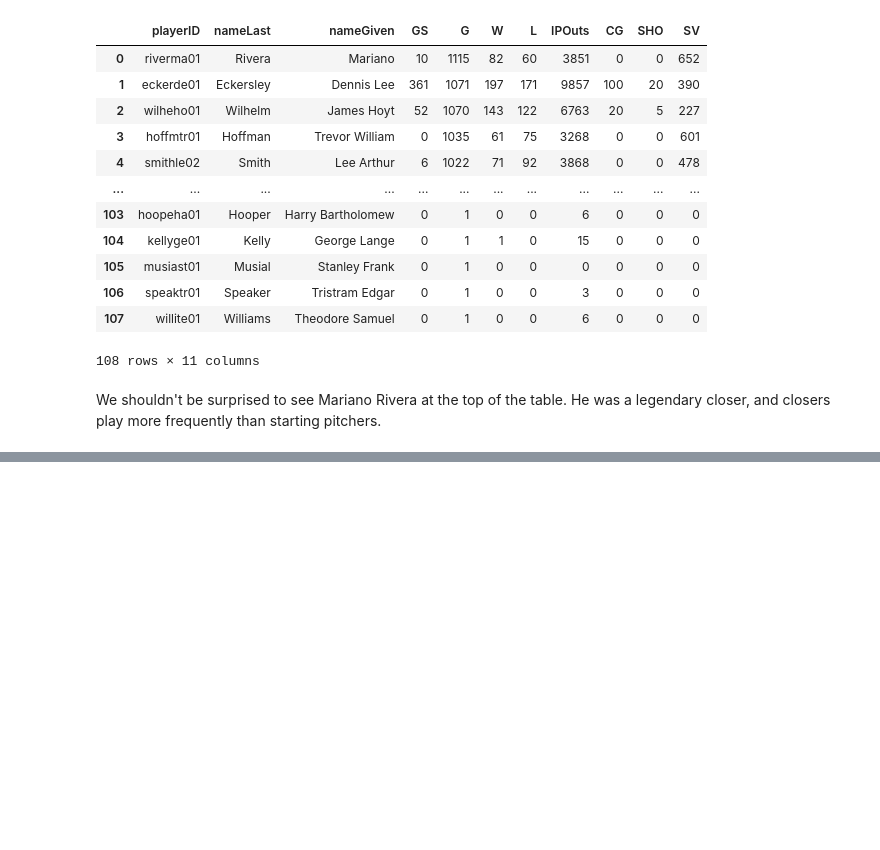
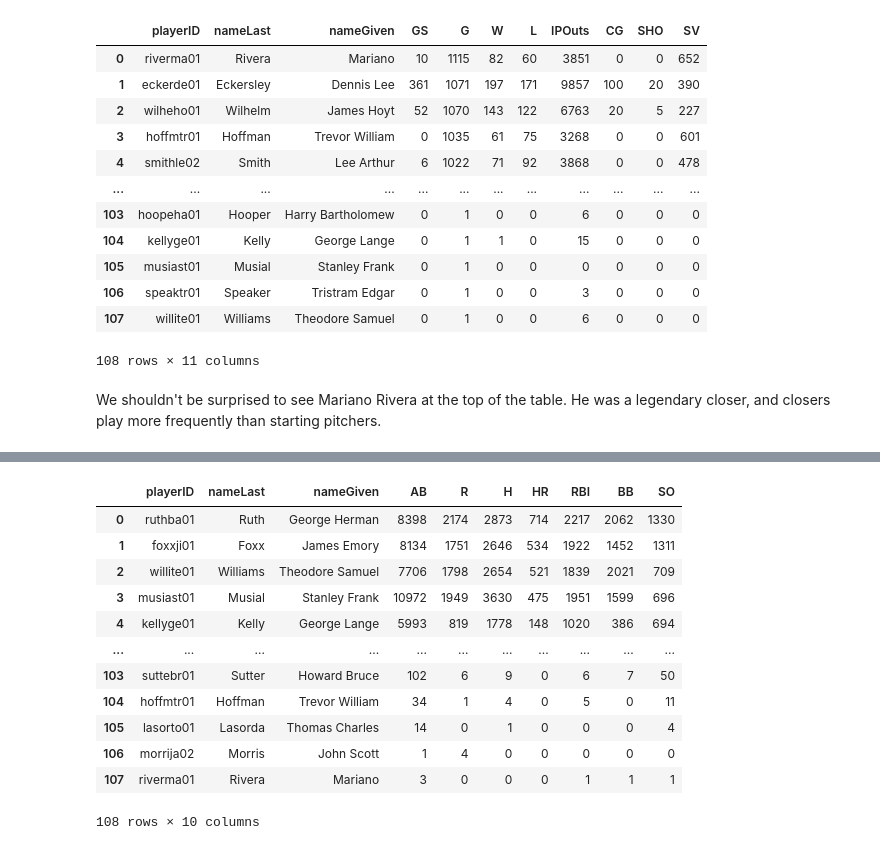
Before and after one commit to jccrews256/ST-554-HW-6, a Jupyter notebook: Homework_6_Part_I.ipynb, the cells around one changed output, grey strips where cells are left out. Drawn from its saved outputs; the diff is of its cells as text; code cells hidden in the pictures; blank space fills up the shorter version.

```diff
--- a/Homework_6_Part_I.ipynb
+++ b/Homework_6_Part_I.ipynb
@@ -104,0 +111,38 @@ We shouldn't be surprised to see Mariano Rivera at the top of the table. He was
+# %%
+# Constructing a SQL query to obtain career-level batting data for each
+# pitcher in the HoF
+get_pitcher_batting = """
+    SELECT Pitching.playerID, nameLast, nameGiven,
+        sum(AB) as AB, sum(R) as R,
+        sum(H) as H, sum(HR) as HR, sum(RBI) as RBI,
+        sum(BB) as BB, sum(SO) as SO
+    FROM (SELECT DISTINCT playerID from Pitching) Pitching
+    INNER JOIN (SELECT playerID
+                FROM HallOfFame
+                WHERE inducted = "Y")
+                HallOfFame on Pitching.playerID = HallOfFame.playerID
+    LEFT JOIN People on Pitching.playerID = People.playerID
+    LEFT JOIN Batting on Pitching.playerID = Batting.playerID
+    GROUP BY Pitching.playerID, nameLast, nameGiven
+    ORDER BY HR DESC, H DESC;
+    """
+
+# Reading career-level batting data into a data frame
+hof_pitcher_batting = pd.read_sql(get_pitcher_batting, con)
+
+# Printing the data frame
+hof_pitcher_batting
+# %% [output]
+|  | playerID | nameLast | nameGiven | AB | R | H | HR | RBI | BB | SO |
+| 0 | ruthba01 | Ruth | George Herman | 8398 | 2174 | 2873 | 714 | 2217 | 2062 | 1330 |
+| 1 | foxxji01 | Foxx | James Emory | 8134 | 1751 | 2646 | 534 | 1922 | 1452 | 1311 |
+| 2 | willite01 | Williams | Theodore Samuel | 7706 | 1798 | 2654 | 521 | 1839 | 2021 | 709 |
+| 3 | musiast01 | Musial | Stanley Frank | 10972 | 1949 | 3630 | 475 | 1951 | 1599 | 696 |
+| 4 | kellyge01 | Kelly | George Lange | 5993 | 819 | 1778 | 148 | 1020 | 386 | 694 |
+| ... | ... | ... | ... | ... | ... | ... | ... | ... | ... | ... |
+| 103 | suttebr01 | Sutter | Howard Bruce | 102 | 6 | 9 | 0 | 6 | 7 | 50 |
+| 104 | hoffmtr01 | Hoffman | Trevor William | 34 | 1 | 4 | 0 | 5 | 0 | 11 |
+| 105 | lasorto01 | Lasorda | Thomas Charles | 14 | 0 | 1 | 0 | 0 | 0 | 4 |
+| 106 | morrija02 | Morris | John Scott | 1 | 4 | 0 | 0 | 0 | 0 | 0 |
+| 107 | riverma01 | Rivera | Mariano | 3 | 0 | 0 | 0 | 1 | 1 | 1 |
+108 rows × 10 columns
```
Also changed, not shown: parts of 7 cells of this notebook.
